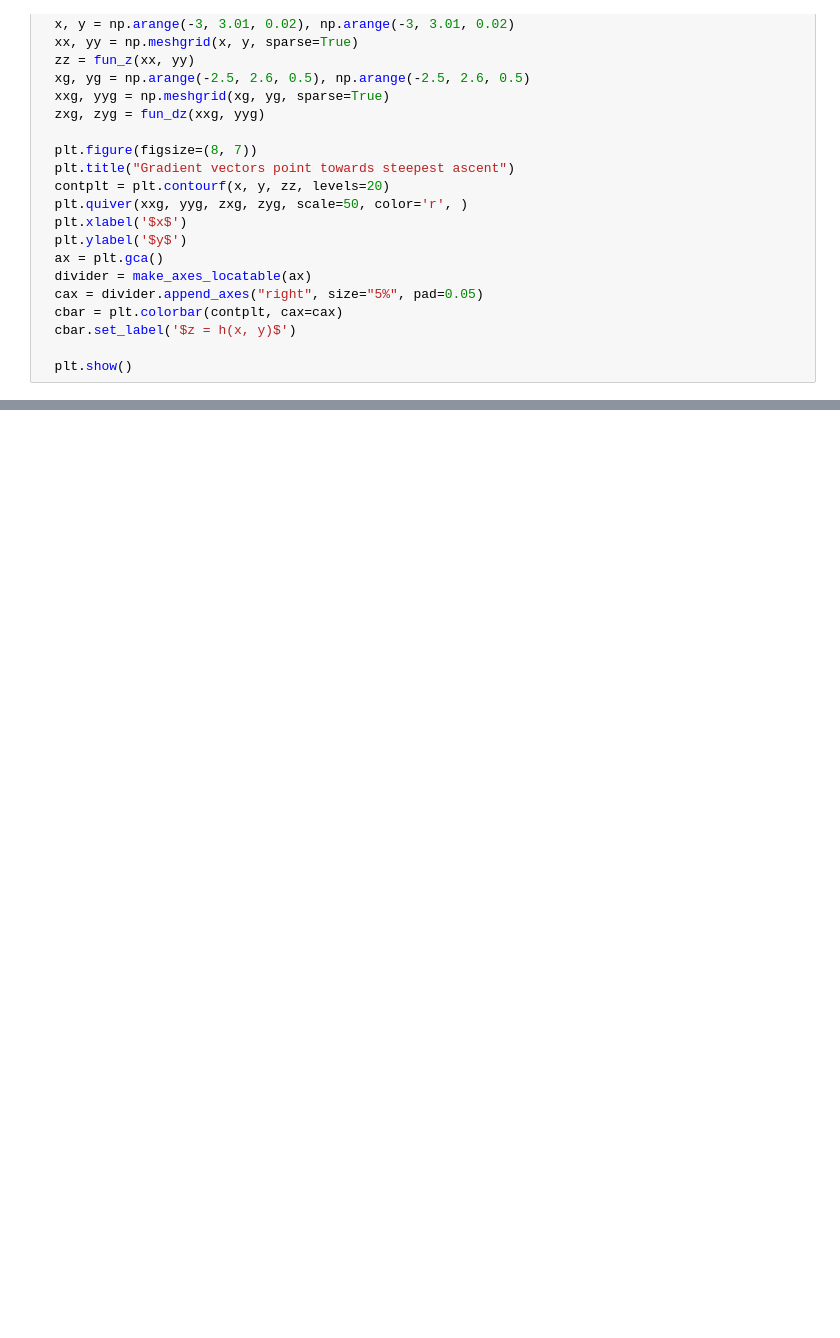
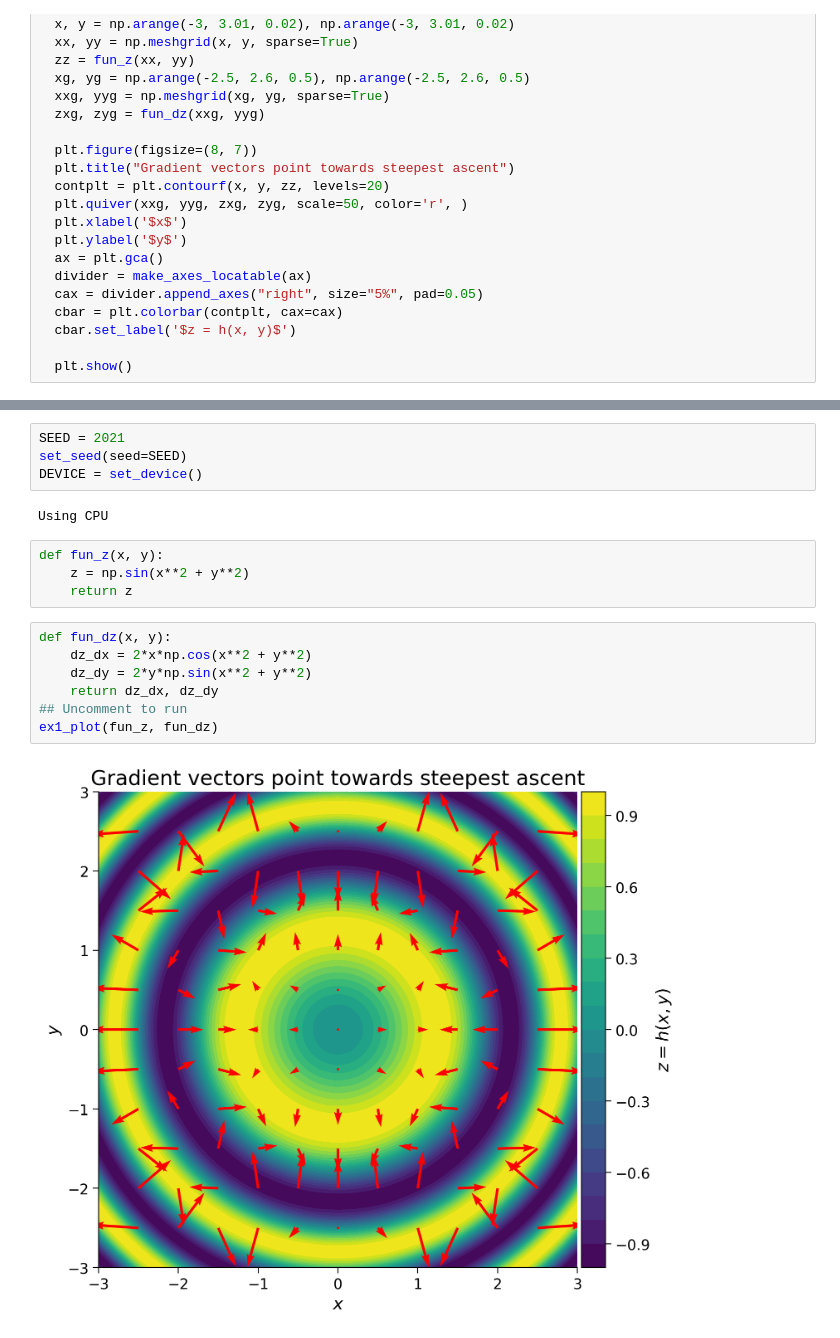
Before and after one commit to rabobahago/complete_deep_learning_pytorch, a Jupyter notebook: linear_deep_learning/gradient_descent_and_autograd.ipynb, the cells around one changed output, grey strips where cells are left out. Saved outputs shown, nothing was run; the diff lists cells and outputs as text; blank space fills up the shorter version.

```diff
--- a/linear_deep_learning/gradient_descent_and_autograd.ipynb
+++ b/linear_deep_learning/gradient_descent_and_autograd.ipynb
@@ -89,0 +120,19 @@ def ex1_plot(fun_z, fun_dz):
+# %%
+SEED = 2021
+set_seed(seed=SEED)
+DEVICE = set_device()
+# %% [output]
+Using CPU
+# %%
+def fun_z(x, y):
+    z = np.sin(x**2 + y**2)
+    return z
+# %%
+def fun_dz(x, y):
+    dz_dx = 2*x*np.cos(x**2 + y**2)
+    dz_dy = 2*y*np.sin(x**2 + y**2)
+    return dz_dx, dz_dy
+## Uncomment to run
+ex1_plot(fun_z, fun_dz)
+# %% [output]
+[figure, added]
```
Also changed, not shown: parts of 1 cell of this notebook.
